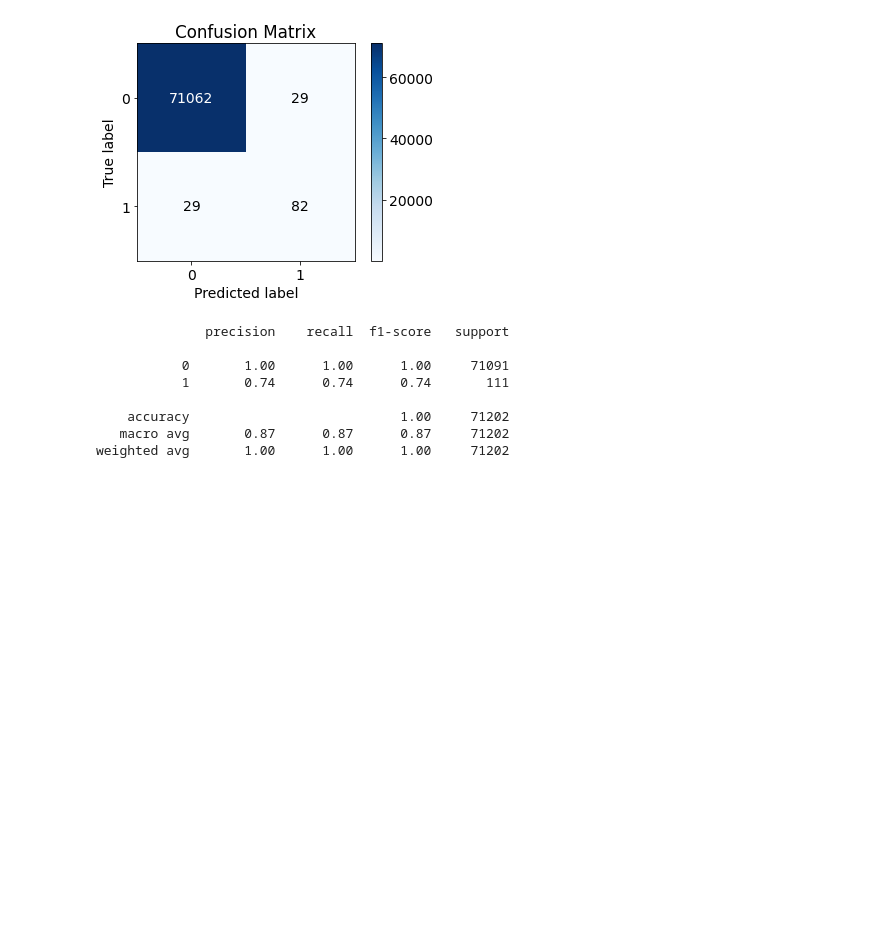
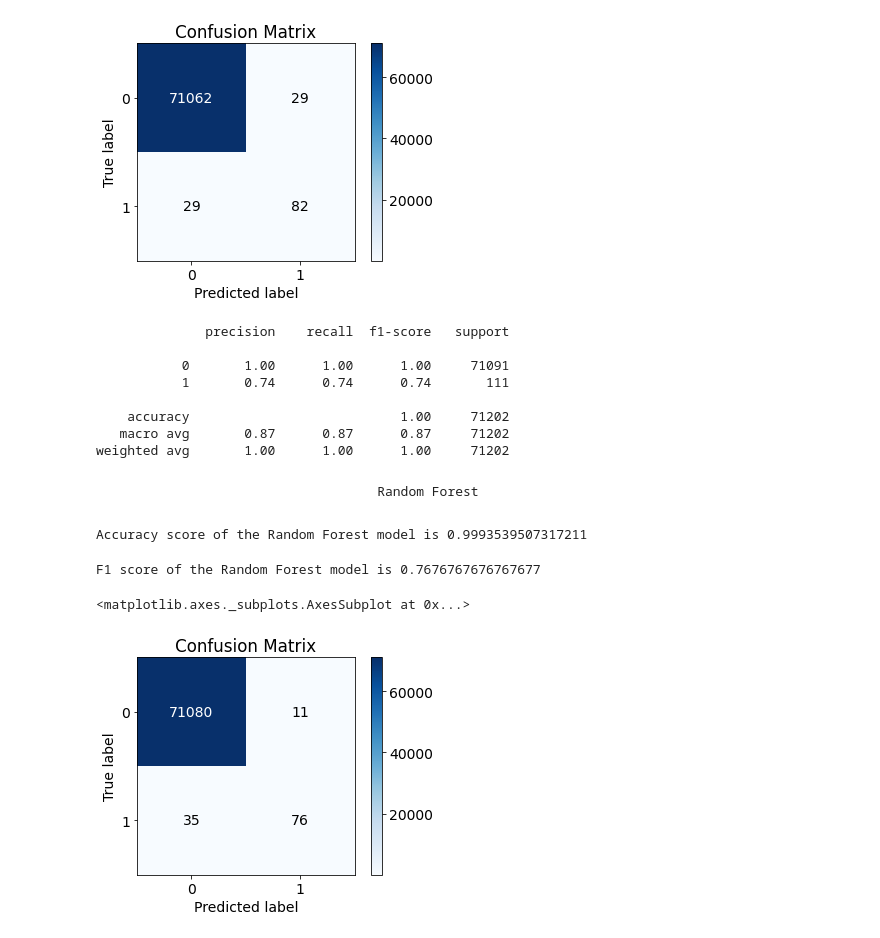
Before and after one commit to karthik-k-18/Credit-Card-Fraud-Detection, a Jupyter notebook: credit_card.ipynb, the cells around one changed output. Saved outputs shown, nothing was run; the diff lists cells and outputs as text; code cells hidden in the pictures; blank space fills up the shorter version.

Commit message:
Random Forest

```diff
--- a/credit_card.ipynb
+++ b/credit_card.ipynb
@@ -254,3 +254,22 @@ print (classification_report(y_test, prediction))
     accuracy                           1.00     71202
    macro avg       0.87      0.87      0.87     71202
 weighted avg       1.00      1.00      1.00     71202
+# %% [markdown]
+                                      Random Forest
+# %%
+random_forest = RandomForestClassifier(max_depth = 4)
+random_forest.fit(X_train, y_train)
+prediction = random_forest.predict(X_test)
+# %%
+print('Accuracy score of the Random Forest model is {}'.format(accuracy_score(y_test, prediction)))
+# %% [output]
+Accuracy score of the Random Forest model is 0.9993539507317211
+# %%
+print('F1 score of the Random Forest model is {}'.format(f1_score(y_test, prediction)))
+# %% [output]
+F1 score of the Random Forest model is 0.7676767676767677
+# %%
+skplt.metrics.plot_confusion_matrix(y_test, prediction)
+# %% [output]
+<matplotlib.axes._subplots.AxesSubplot at 0x...>
+[figure, added]
```
Also changed, not shown: parts of 1 cell of this notebook.
